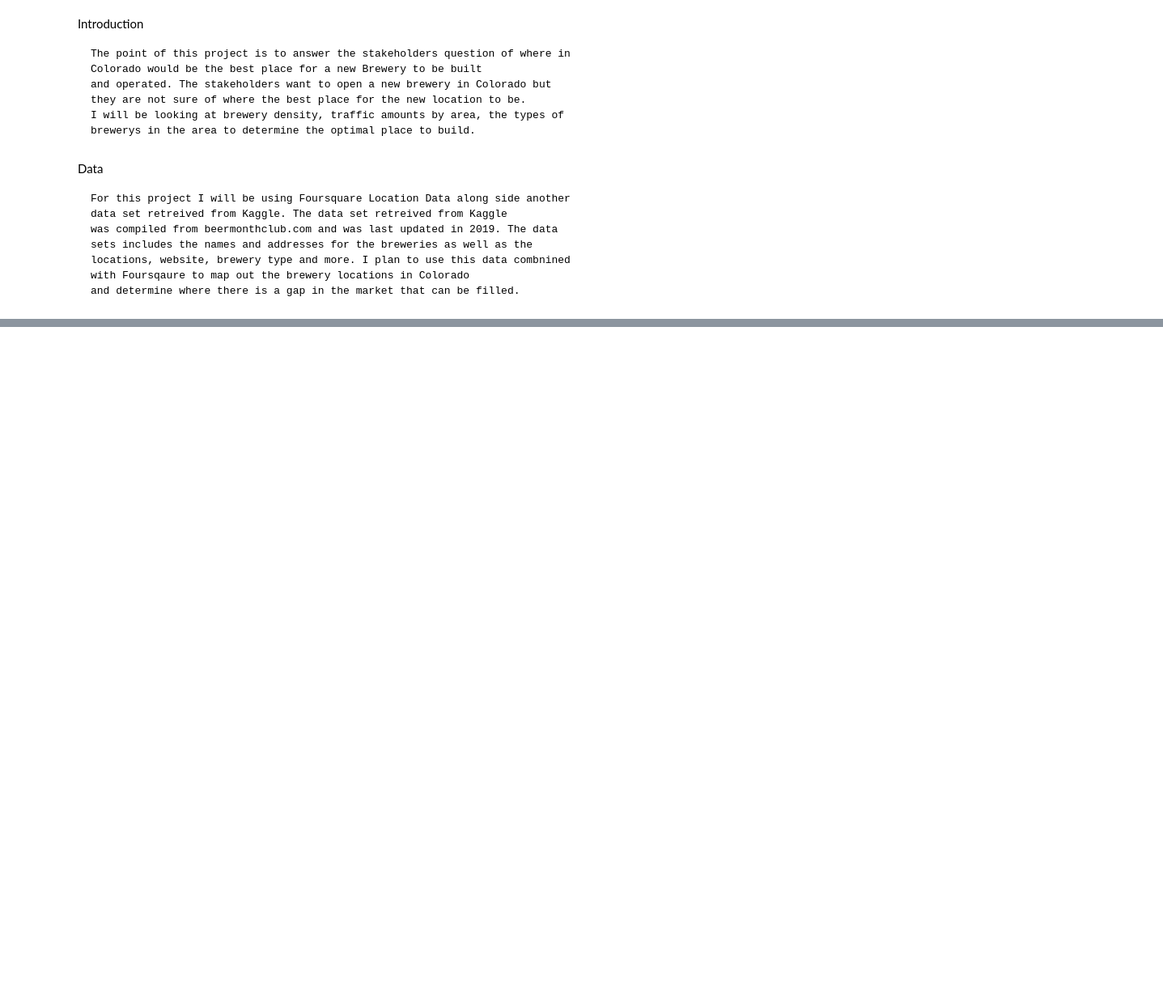
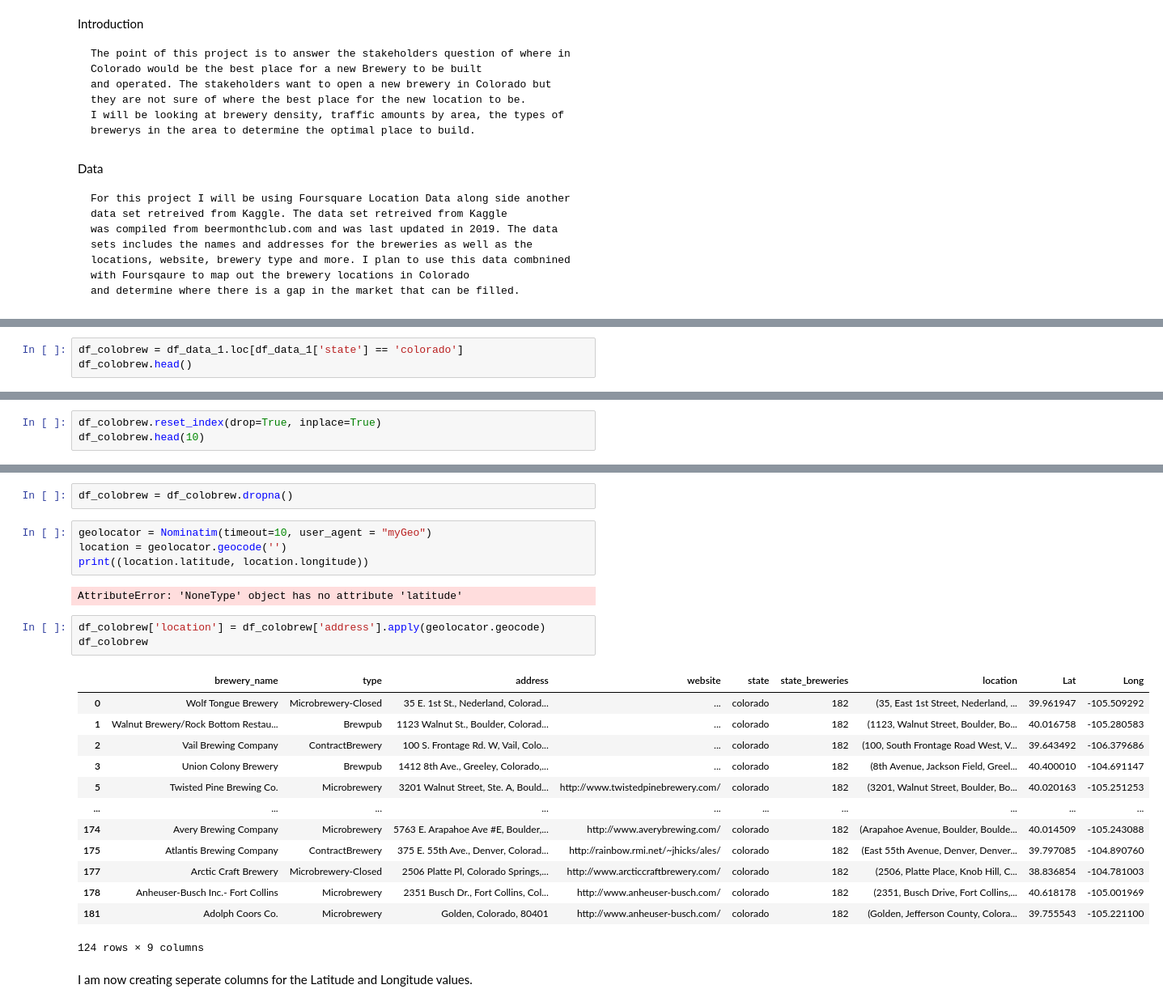
Before and after one commit to CodieW/Coursera_Capstone, a Jupyter notebook: Brewery Notebook.ipynb, the cells around one changed output, grey strips where cells are left out. Shown: that part at 81% size. Cells and saved outputs as stored; diff of their text form; blank space fills up the shorter version.

```diff
--- a/Brewery Notebook.ipynb
+++ b/Brewery Notebook.ipynb
@@ -13,0 +30,3 @@ Data
+# %%
+df_colobrew = df_data_1.loc[df_data_1['state'] == 'colorado']
+df_colobrew.head()
@@ -13,0 +87,3 @@ Data
+# %%
+df_colobrew.reset_index(drop=True, inplace=True)
+df_colobrew.head(10)
@@ -13,0 +102,27 @@ Data
+# %%
+df_colobrew = df_colobrew.dropna()
+# %%
+geolocator = Nominatim(timeout=10, user_agent = "myGeo")
+location = geolocator.geocode('')
+print((location.latitude, location.longitude))
+# %% [output]
+AttributeError: 'NoneType' object has no attribute 'latitude'
+# %%
+df_colobrew['location'] = df_colobrew['address'].apply(geolocator.geocode)
+df_colobrew
+# %% [output]
+|  | brewery_name | type | address | website | state | state_breweries | location | Lat | Long |
+| 0 | Wolf Tongue Brewery | Microbrewery-Closed | 35 E. 1st St., Nederland, Colorad... | ... | colorado | 182 | (35, East 1st Street, Nederland, ... | 39.961947 | -105.509292 |
+| 1 | Walnut Brewery/Rock Bottom Restau... | Brewpub | 1123 Walnut St., Boulder, Colorad... | ... | colorado | 182 | (1123, Walnut Street, Boulder, Bo... | 40.016758 | -105.280583 |
+| 2 | Vail Brewing Company | ContractBrewery | 100 S. Frontage Rd. W, Vail, Colo... | ... | colorado | 182 | (100, South Frontage Road West, V... | 39.643492 | -106.379686 |
+| 3 | Union Colony Brewery | Brewpub | 1412 8th Ave., Greeley, Colorado,... | ... | colorado | 182 | (8th Avenue, Jackson Field, Greel... | 40.400010 | -104.691147 |
+| 5 | Twisted Pine Brewing Co. | Microbrewery | 3201 Walnut Street, Ste. A, Bould... | http://www.twistedpinebrewery.com/ | colorado | 182 | (3201, Walnut Street, Boulder, Bo... | 40.020163 | -105.251253 |
+| ... | ... | ... | ... | ... | ... | ... | ... | ... | ... |
+| 174 | Avery Brewing Company | Microbrewery | 5763 E. Arapahoe Ave #E, Boulder,... | http://www.averybrewing.com/ | colorado | 182 | (Arapahoe Avenue, Boulder, Boulde... | 40.014509 | -105.243088 |
+| 175 | Atlantis Brewing Company | ContractBrewery | 375 E. 55th Ave., Denver, Colorad... | http://rainbow.rmi.net/~jhicks/ales/ | colorado | 182 | (East 55th Avenue, Denver, Denver... | 39.797085 | -104.890760 |
+| 177 | Arctic Craft Brewery | Microbrewery-Closed | 2506 Platte Pl, Colorado Springs,... | http://www.arcticcraftbrewery.com/ | colorado | 182 | (2506, Platte Place, Knob Hill, C... | 38.836854 | -104.781003 |
+| 178 | Anheuser-Busch Inc.- Fort Collins | Microbrewery | 2351 Busch Dr., Fort Collins, Col... | http://www.anheuser-busch.com/ | colorado | 182 | (2351, Busch Drive, Fort Collins,... | 40.618178 | -105.001969 |
+| 181 | Adolph Coors Co. | Microbrewery | Golden, Colorado, 80401 | http://www.anheuser-busch.com/ | colorado | 182 | (Golden, Jefferson County, Colora... | 39.755543 | -105.221100 |
+124 rows × 9 columns
+# %% [markdown]
+I am now creating seperate columns for the Latitude and Longitude values.
```
Also changed, not shown: parts of 47 cells of this notebook.
